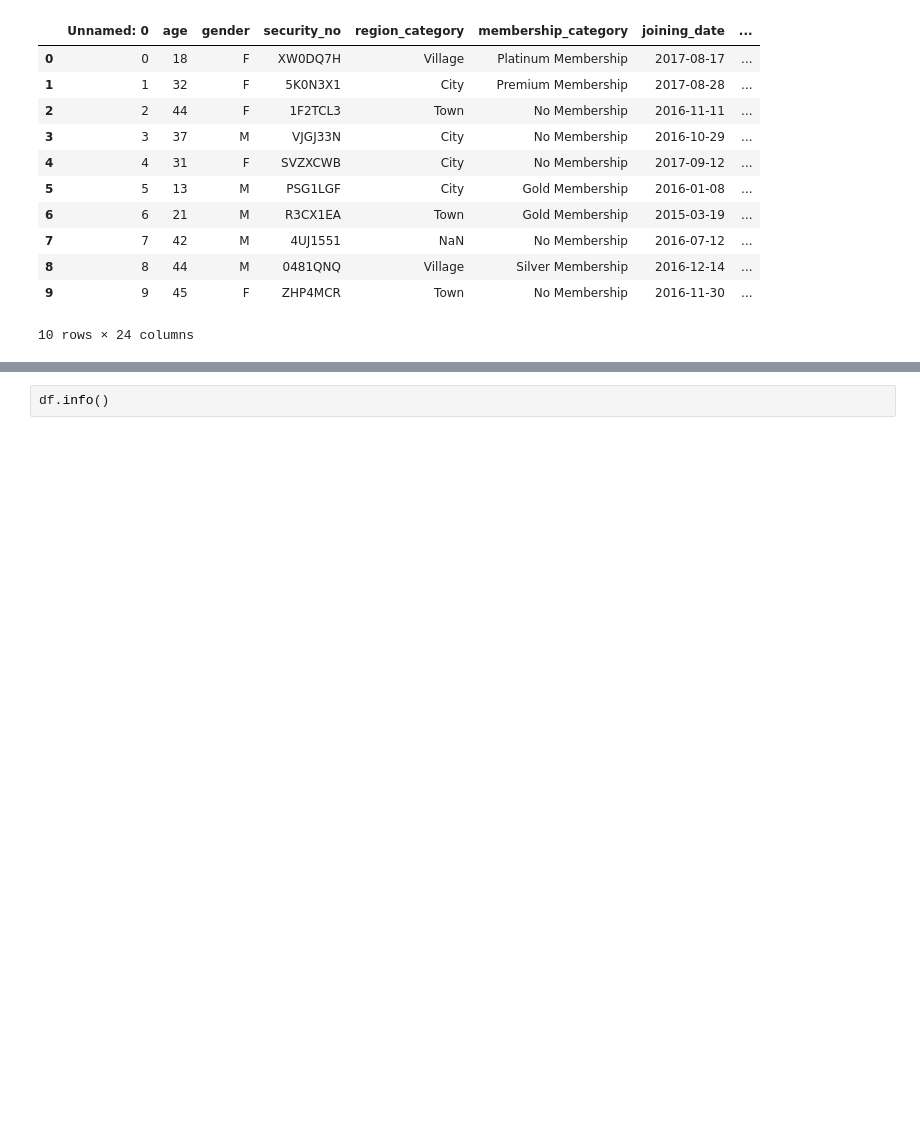
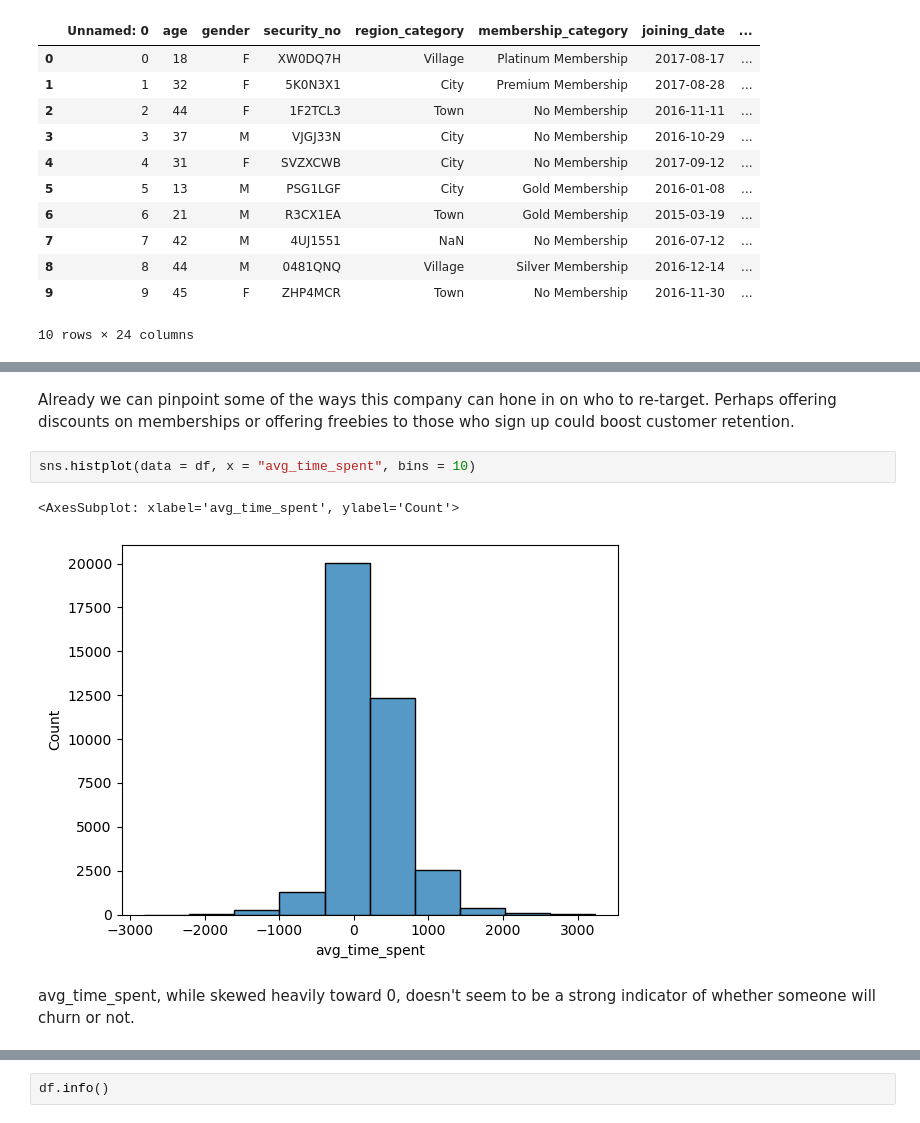
Before and after one commit to npagrawal/Churn-Rate-Machine-Learning, a Jupyter notebook: Notebook Scratch.ipynb, the cells around one changed output, grey strips where cells are left out. Cells and saved outputs as stored; diff of their text form; blank space fills up the shorter version.

```diff
--- a/Notebook Scratch.ipynb
+++ b/Notebook Scratch.ipynb
@@ -48,0 +106,9 @@ This dataset has nearly 37,000 rows of data. Let's take a look at what's missing
+# %% [markdown]
+Already we can pinpoint some of the ways this company can hone in on who to re-target. Perhaps offering discounts on memberships or offering freebies to those who sign up could boost customer retention.
+# %%
+sns.histplot(data = df, x = "avg_time_spent", bins = 10)
+# %% [output]
+<AxesSubplot: xlabel='avg_time_spent', ylabel='Count'>
+[figure, added]
+# %% [markdown]
+avg_time_spent, while skewed heavily toward 0, doesn't seem to be a strong indicator of whether someone will churn or not.
```
Also changed, not shown: parts of 70 cells of this notebook.
